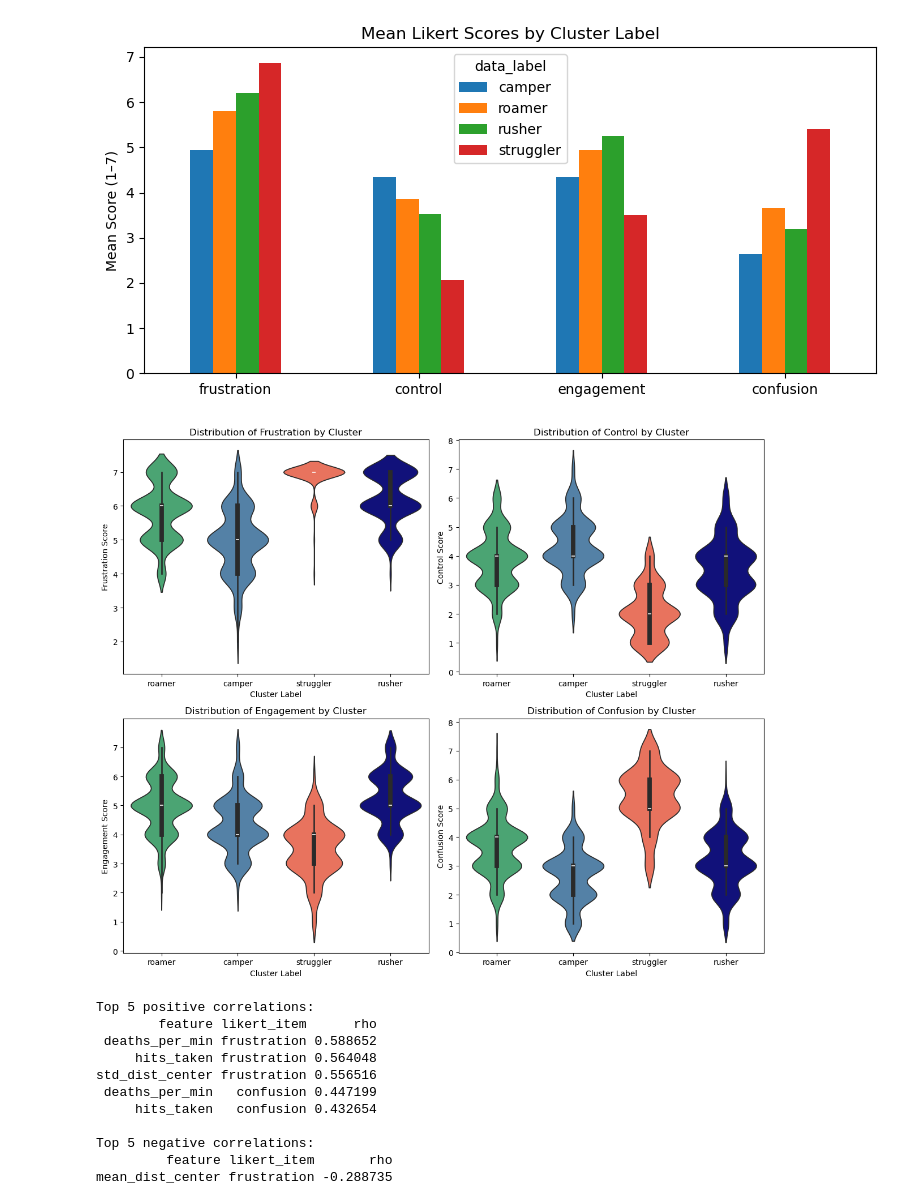
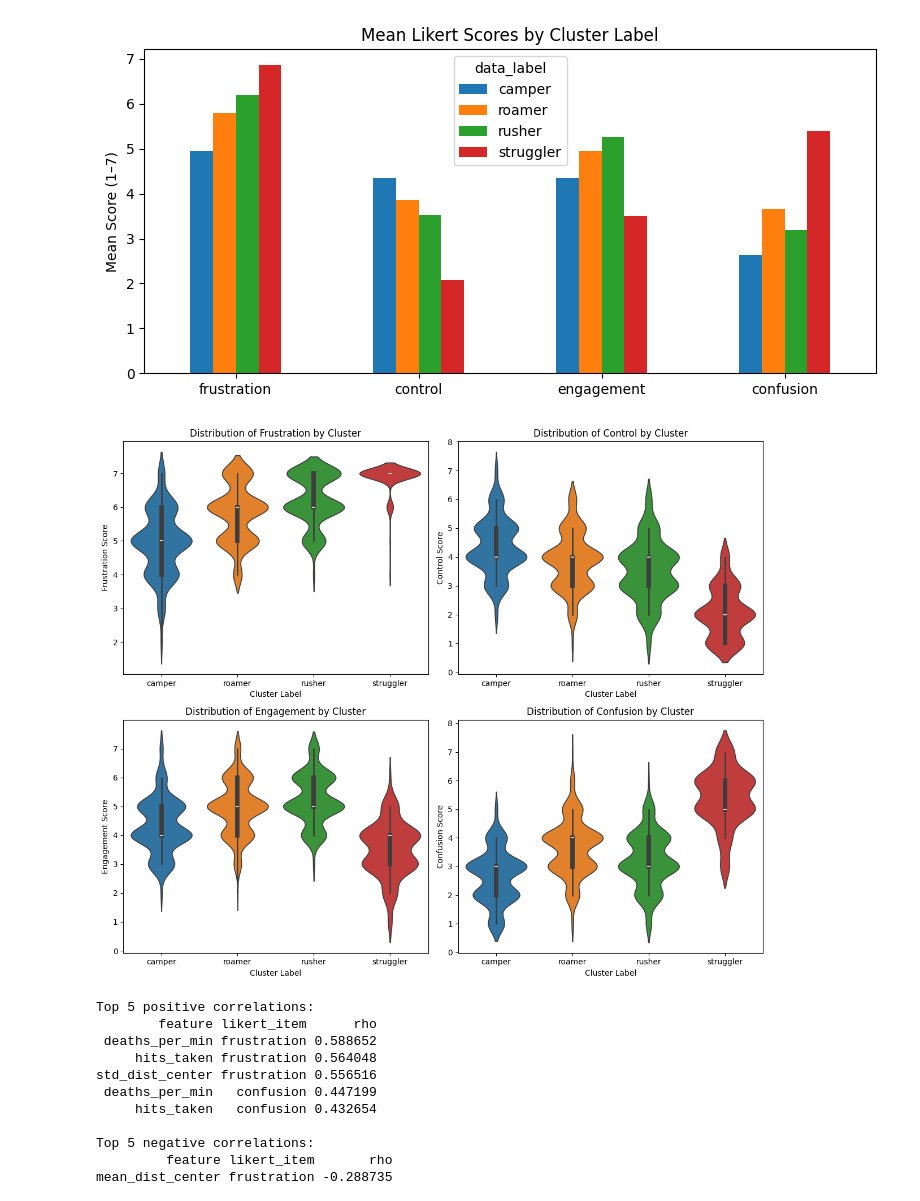
Before and after one commit to rafaeldavidjose/PEM-25-26, a Jupyter notebook: Exercise2/Lecture3_PlayerExperienceModeling.ipynb, the cells around one changed output. Cells and saved outputs as stored; diff of their text form; code cells hidden in the pictures.

```diff
--- a/Exercise2/Lecture3_PlayerExperienceModeling.ipynb
+++ b/Exercise2/Lecture3_PlayerExperienceModeling.ipynb
@@ -430,9 +430,36 @@ plt.show()
 # %% [output]
 [figure]
 # %%
-# ── 3.5  TODO: Refine the rule-based classifier ───────────────────────────────
+# ── 3.5  Refine the rule-based classifier ───────────────────────────────
 # - How many sessions are labelled 'unknown'?  That is a sign of incomplete rules.
 # - Add or modify conditions to reduce the 'unknown' rate below 10%.
 # - Document your reasoning in a markdown cell below.
 
-# --- your code here ---
+unknown_count = (feat['rule_label'] == 'unknown').sum()
+unknown_pct = unknown_count / len(feat) * 100
+print(f"Unknown sessions: {unknown_count} ({unknown_pct:.1f}%)")
+
+def refined_profile(row):
+    # High death rate + low KDR = struggling
+    if row['deaths_per_min'] > 2.0 and row['kdr'] < 0.4:
+        return 'struggler'
+    # Spends time in center + decent KDR = aggressive rusher
+    if row['pct_time_center'] > 0.20 and row['kdr'] >= 0.3:
+        return 'rusher'
+    # Stays far from center + low center time = camper
+    if row['mean_dist_center'] > 22 and row['pct_time_center'] <= 0.18:
+        return 'camper'
+    # High pickup rate or lots of pickups = roamer
+    if row['pickups'] > feat['pickups'].quantile(0.35):
+        return 'roamer'
+    # Fallback: high aggressiveness = rusher, otherwise roamer
+    if row['aggressiveness'] > feat['aggressiveness'].median():
+        return 'rusher'
+    return 'roamer'
+
+feat['rule_label'] = feat.apply(refined_profile, axis=1)
+
+new_unknown = (feat['rule_label'] == 'unknown').sum()
+new_pct = new_unknown / len(feat) * 100
+print(f"\nAfter refinement: {new_unknown} unknown ({new_pct:.1f}%)")
+print(feat['rule_label'].value_counts())
@@ -630,22 +673,25 @@ rusher             6.20     3.52        5.26       3.20
 struggler          6.87     2.07        3.50       5.40
 [figure]
 # %%
-# ── 5.3  TODO: Violin plots ───────────────────────────────────────────────────
+# ── 5.3  Violin plots ───────────────────────────────────────────────────
 # Create a 2×2 grid of violin plots (one per Likert item),
 # with clusters on the x-axis. What do you notice about the spread?
 
+cluster_order = sorted(merged['data_label'].unique())
+default_colors = plt.rcParams['axes.prop_cycle'].by_key()['color']
+palette = {label: default_colors[i] for i, label in enumerate(cluster_order)}
+
 fig, axes = plt.subplots(2, 2, figsize=(12, 10))
-pallette = {'camper': 'steelblue', 'roamer': 'mediumseagreen', 'struggler': 'tomato', 'rusher': 'darkblue', 'unlabelled': 'grey'}
-
 for ax, col in zip(axes.flatten(), likert_cols):
-    sns.violinplot(x='data_label', hue='data_label', y=col, data=merged, ax=ax, palette=pallette)
+    sns.violinplot(x='data_label', hue='data_label', y=col, data=merged,
+                   ax=ax, palette=palette, order=cluster_order)
     ax.set_title(f'Distribution of {col.capitalize()} by Cluster')
     ax.set_xlabel('Cluster Label')
     ax.set_ylabel(f'{col.capitalize()} Score')
 plt.tight_layout()
 plt.show()
 # %% [output]
-[figure, old version]
+[figure, new version]
 # %%
 # ── 5.4  Correlation: telemetry features ↔ Likert items ──────────────────────
 corr_df = cluster_df[['session_id']+feature_cols].merge(
```
Also changed, not shown: parts of 15 cells of this notebook.
